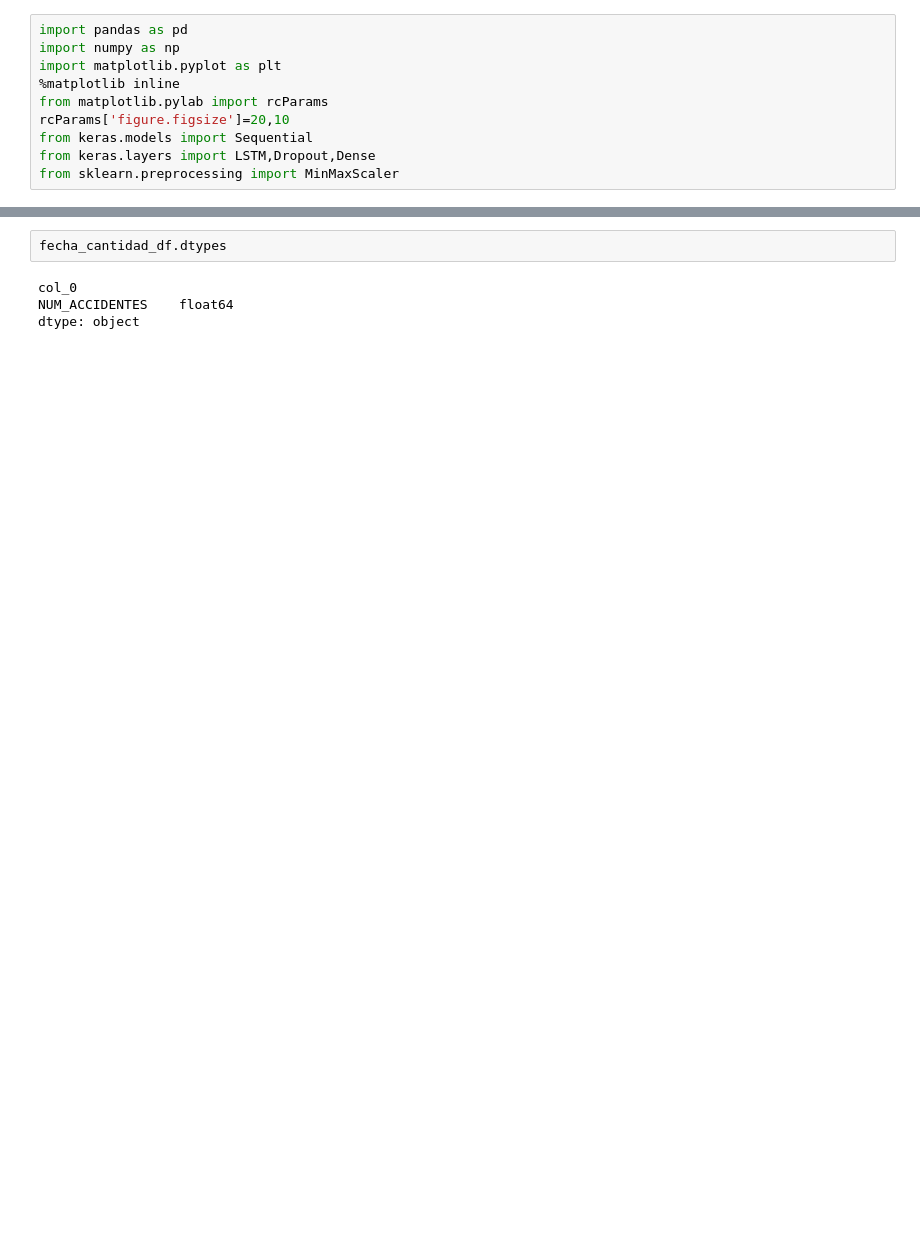
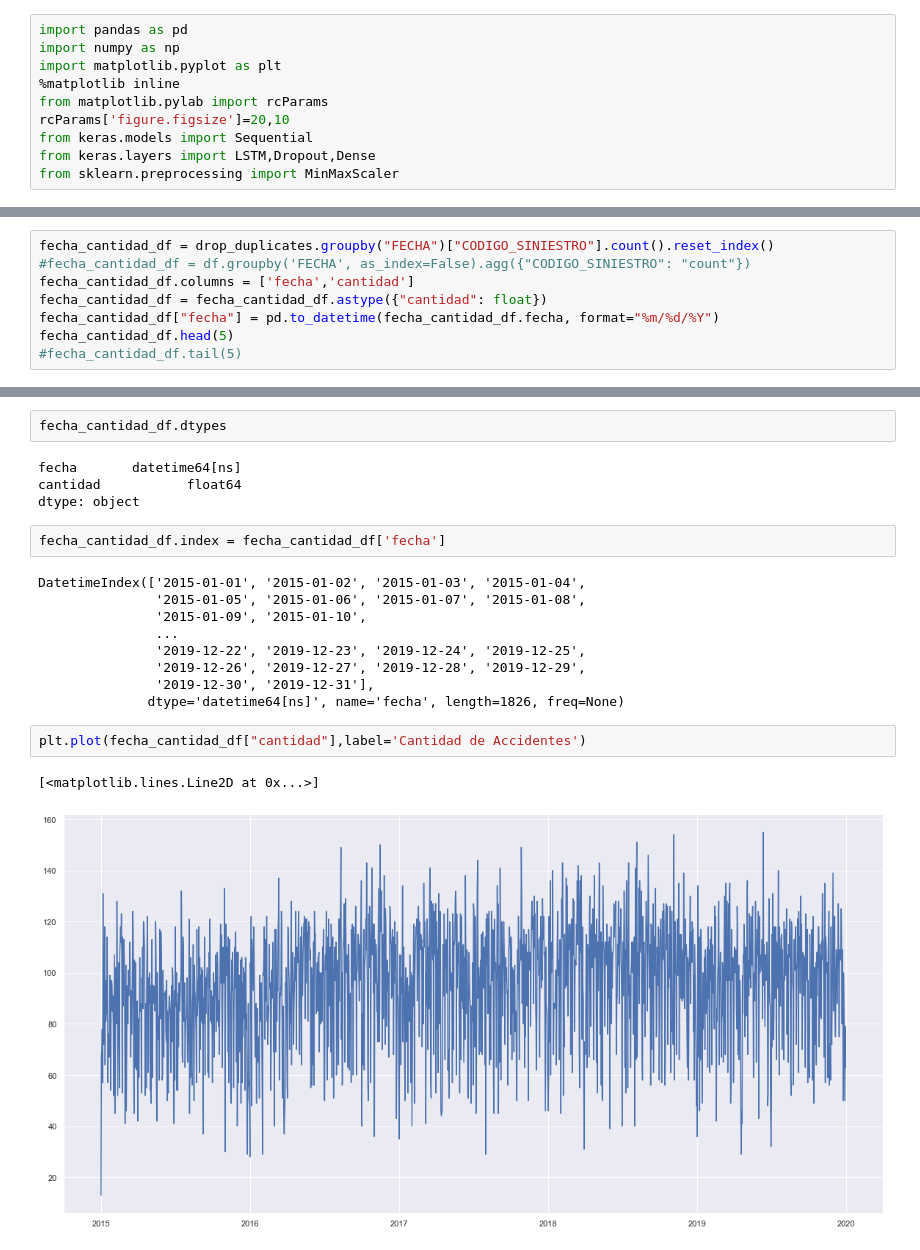
Before and after one commit to jgcotta/bigdata, a Jupyter notebook: notebook/NoteBookSiniestros.ipynb, the cells around one changed output, grey strips where cells are left out. Cells and saved outputs as stored; diff of their text form; blank space fills up the shorter version.

```diff
--- a/notebook/NoteBookSiniestros.ipynb
+++ b/notebook/NoteBookSiniestros.ipynb
@@ -699,0 +700,8 @@ fecha_cantidad_df = pd.crosstab(index=filtered_dates["FECHA"], columns="NUM_ACCI
+# %%
+fecha_cantidad_df = drop_duplicates.groupby("FECHA")["CODIGO_SINIESTRO"].count().reset_index()
+#fecha_cantidad_df = df.groupby('FECHA', as_index=False).agg({"CODIGO_SINIESTRO": "count"})
+fecha_cantidad_df.columns = ['fecha','cantidad']
+fecha_cantidad_df = fecha_cantidad_df.astype({"cantidad": float})
+fecha_cantidad_df["fecha"] = pd.to_datetime(fecha_cantidad_df.fecha, format="%m/%d/%Y")
+fecha_cantidad_df.head(5)
+#fecha_cantidad_df.tail(5)
@@ -700,6 +715,22 @@ fecha_cantidad_df = pd.crosstab(index=filtered_dates["FECHA"], columns="NUM_ACCI
 # %%
 fecha_cantidad_df.dtypes
 # %% [output]
-col_0
-NUM_ACCIDENTES    float64
+fecha       datetime64[ns]
+cantidad           float64
 dtype: object
+# %%
+fecha_cantidad_df.index = fecha_cantidad_df['fecha']
+# %% [output]
+DatetimeIndex(['2015-01-01', '2015-01-02', '2015-01-03', '2015-01-04',
+               '2015-01-05', '2015-01-06', '2015-01-07', '2015-01-08',
+               '2015-01-09', '2015-01-10',
+               ...
+               '2019-12-22', '2019-12-23', '2019-12-24', '2019-12-25',
+               '2019-12-26', '2019-12-27', '2019-12-28', '2019-12-29',
+               '2019-12-30', '2019-12-31'],
+              dtype='datetime64[ns]', name='fecha', length=1826, freq=None)
+# %%
+plt.plot(fecha_cantidad_df["cantidad"],label='Cantidad de Accidentes')
+# %% [output]
+[<matplotlib.lines.Line2D at 0x...>]
+[figure, added]
```
Also changed, not shown: parts of 23 cells of this notebook.
